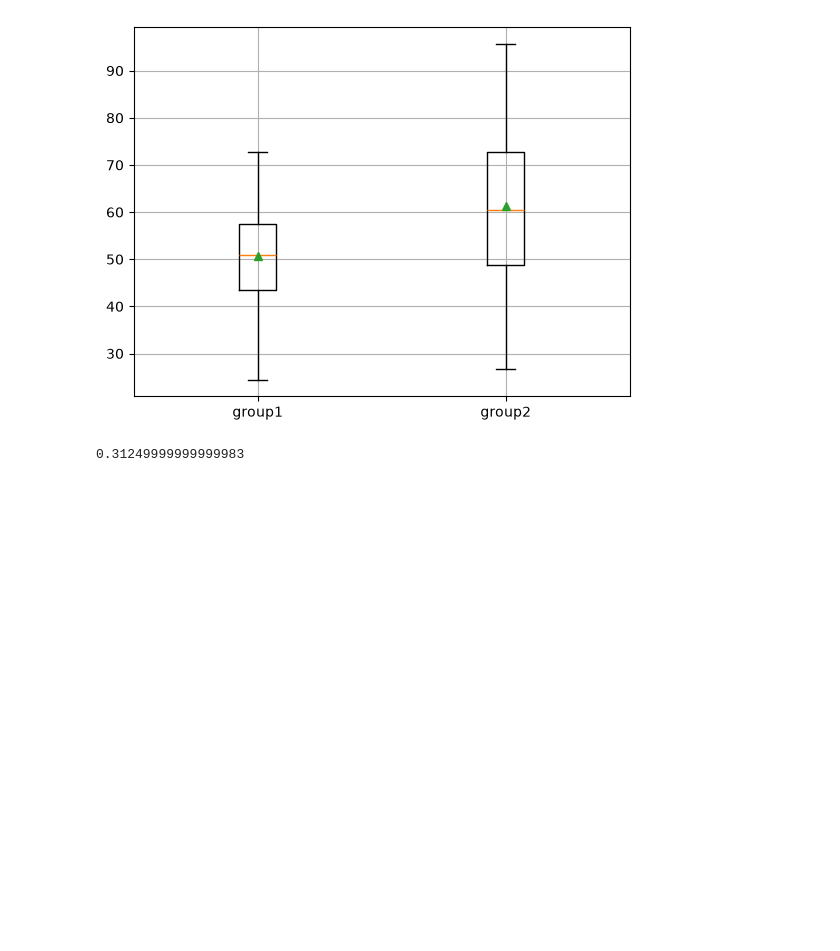
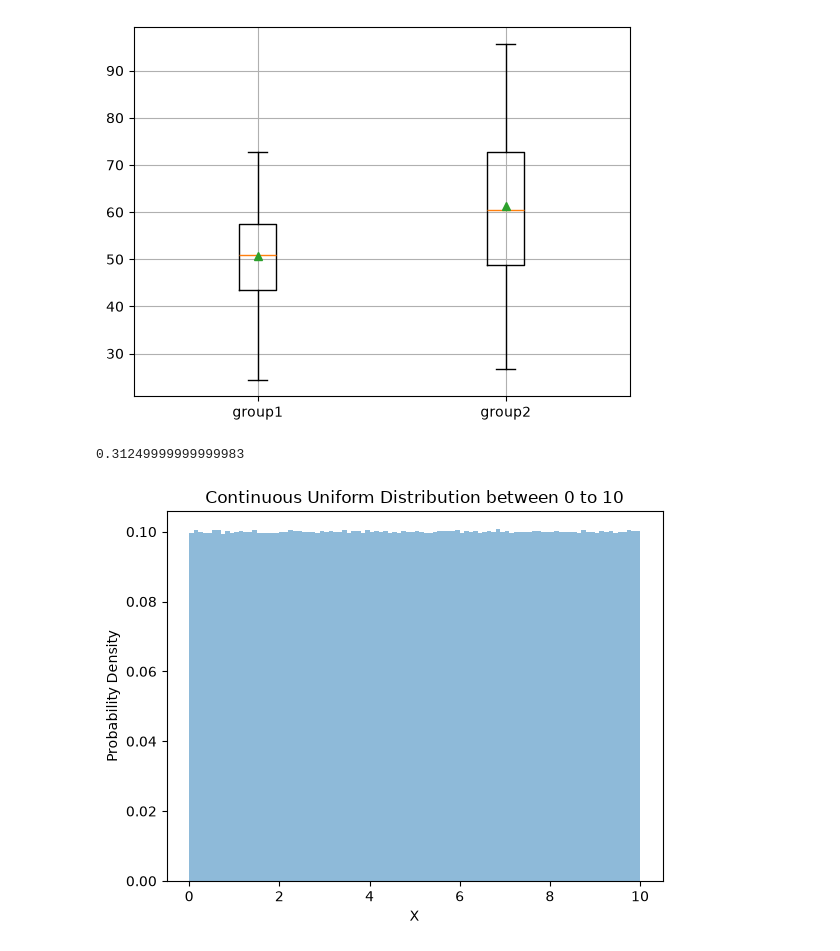
Before and after one commit to vishal-gupta5/Prime-Joruney, a Jupyter notebook: matplotlib.ipynb, the cells around one changed output. Saved outputs shown, nothing was run; the diff lists cells and outputs as text; code cells hidden in the pictures; blank space fills up the shorter version.

Commit message:
Uniform Distribution

```diff
--- a/matplotlib.ipynb
+++ b/matplotlib.ipynb
@@ -322,3 +322,19 @@ pro = binom.pmf(k, n, p)
 print(pro)
 # %% [output]
 0.31249999999999983
+# %%
+# Uniform Distribution
+import numpy as np
+import matplotlib.pyplot as plt
+
+# Values from 0 to 10
+values = np.random.uniform(0, 10, 10_00_0000)
+
+plt.hist(values, bins=100, density = True, alpha = 0.5)
+plt.title("Continuous Uniform Distribution between 0 to 10")
+plt.xlabel("X")
+plt.ylabel("Probability Density")
+p
+plt.show()
+# %% [output]
+[figure, added]
```
Also changed, not shown: 1 other file.
